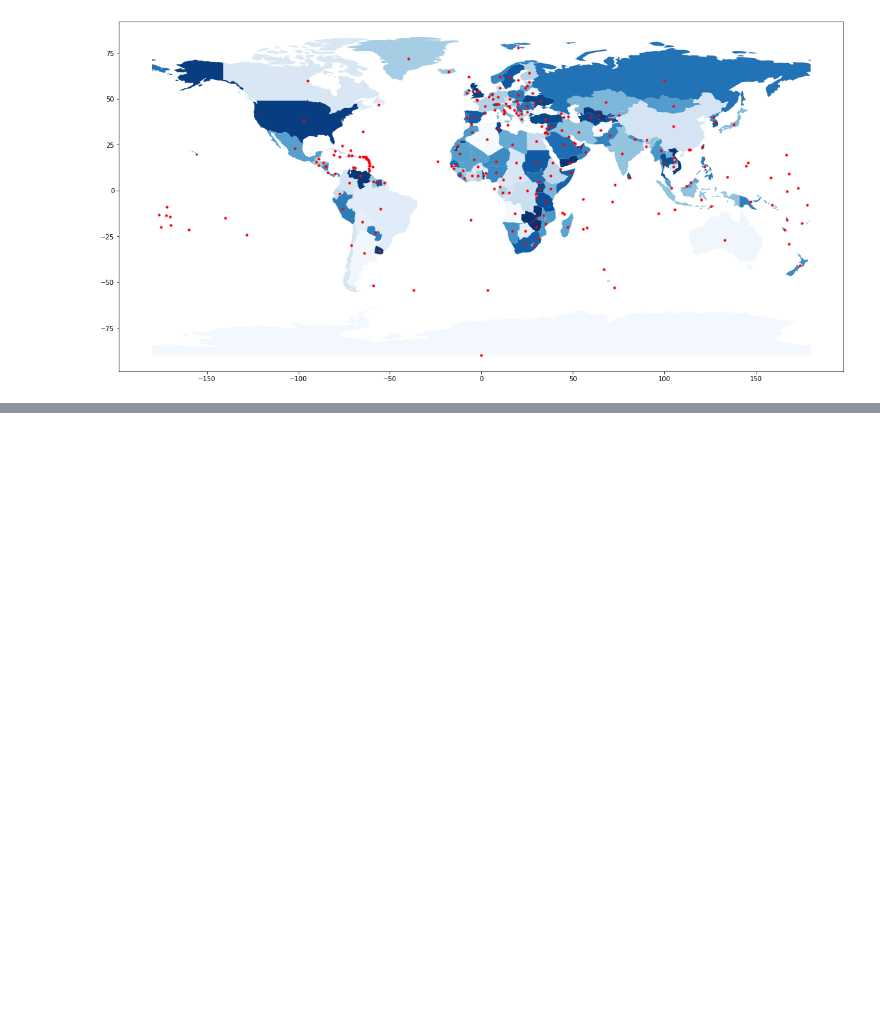
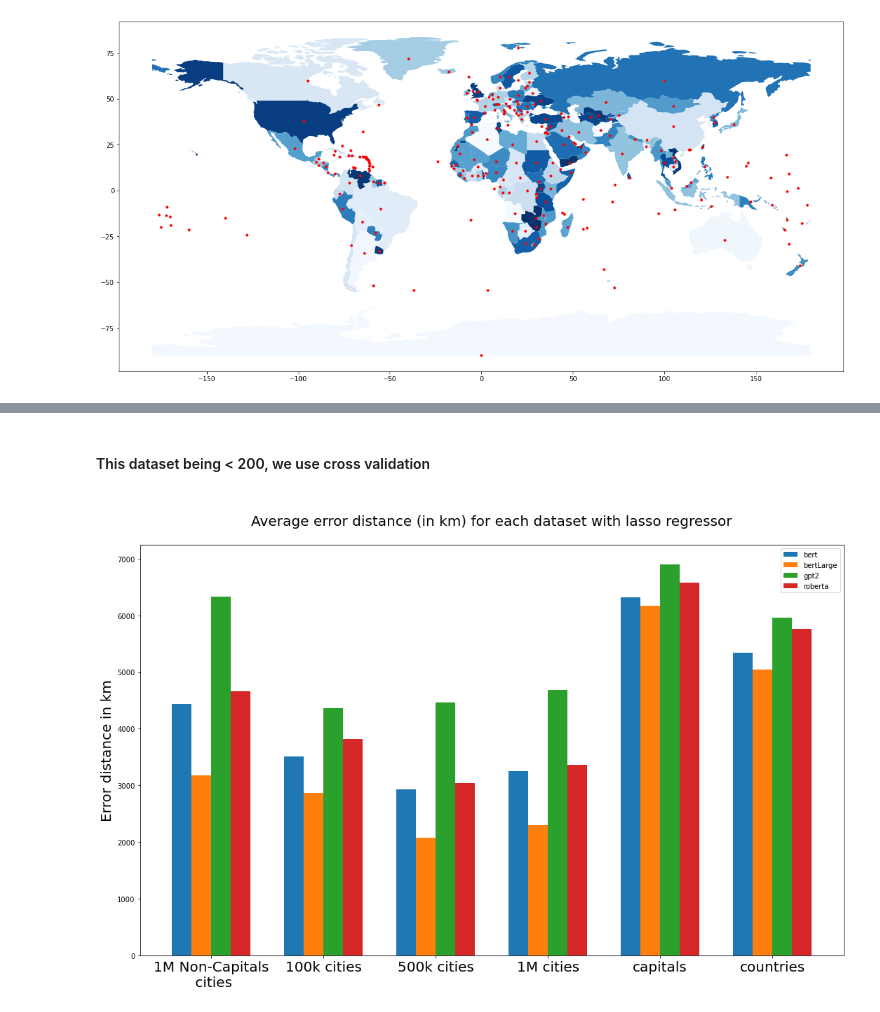
Before and after one commit to blietard/GeographyLMs, a Jupyter notebook: regression.ipynb, the cells around one changed output, grey strips where cells are left out. Cells and saved outputs as stored; diff of their text form; code cells hidden in the pictures; blank space fills up the shorter version.

```diff
--- a/regression.ipynb
+++ b/regression.ipynb
@@ -587,0 +760,2 @@ MODEL SIDE
+# %% [markdown]
+#### This dataset being < 200, we use cross validation
@@ -587,0 +764,51 @@ MODEL SIDE
+# %%
+def scorer(estimator,X,y):
+    preds = estimator.predict(X)
+    pairsGPS = np.concatenate( (preds,y), axis=1).T
+    dists = dist_from_gps(pairsGPS[0],pairsGPS[1],pairsGPS[2],pairsGPS[3])
+    return dists.mean().round(1)
+# %%
+y_noncap1M = NonCap1M[ ['Latitude','Longitude'] ]
+ctx='avg'
+
+lasso_cv_scores = []
+mlp_cv_scores = []
+
+for model in tqdm(models_to_compare,desc='cross_validation',file=sys.stdout,position=1):
+    X_noncap1M = datasets[model][ctx].iloc[NonCap1M.index]
+    lasso_cv_scores.append(cross_val_score(linear_model.Lasso(alpha=0.1,random_state=0,max_iter=2000), X_noncap1M, y_noncap1M, cv=5,scoring=scorer).mean())
+    mlp_cv_scores.append(cross_val_score(MLPRegressor(random_state=0,max_iter=3000), X_noncap1M, y_noncap1M, cv=5,scoring=scorer).mean())
+# %%
+reg_name = 'lasso'
+ind_reg = regressors.index(reg_name)
+if reg_name=='mlp':
+    cv_scores = mlp_cv_scores
+elif reg_name=='lasso':
+    cv_scores = lasso_cv_scores
+test_errors_expended = np.concatenate([np.array(cv_scores).reshape((len(cv_scores),1)),test_error_dists[ind_reg]],axis=1)
+labels = ['1M Non-Capitals\n cities','100k cities', '500k cities', '1M cities', 'capitals', 'countries']
+
+locs = np.arange(len(labels))*0.5*len(models_to_compare)  # label locations
+width = 0.35  # the width of the bars
+
+
+fig, ax = plt.subplots(figsize=(15,10))
+fig.set_facecolor('white')
+for i,model in enumerate(models_to_compare):
+    if len(models_to_compare)%2==0:
+        rect = ax.bar(locs + (i-len(models_to_compare)//2+0.5)*width, test_errors_expended[i], width, label=model)
+    else:
+        rect = ax.bar(locs + (i-len(models_to_compare)//2)*width, test_errors_expended[i], width, label=model)
+# Add some text for labels, title and custom x-axis tick labels, etc.
+ax.set_ylabel('Error distance in km', fontdict = {'fontsize' : 20})
+ax.set_title('\nAverage error distance (in km) for each dataset with '+reg_name+' regressor\n', fontdict = {'fontsize' : 20})
+ax.set_xticks(locs)
+ax.set_xticklabels(labels, fontdict = {'fontsize' : 20})
+ax.legend()
+
+fig.tight_layout()
+
+plt.savefig(reg_name+'_test_summary.png',dpi=200, facecolor=fig.get_facecolor())
+plt.show()
+# %% [output]
+[figure, added]
```
Also changed, not shown: parts of 25 cells of this notebook, 1 other file.
